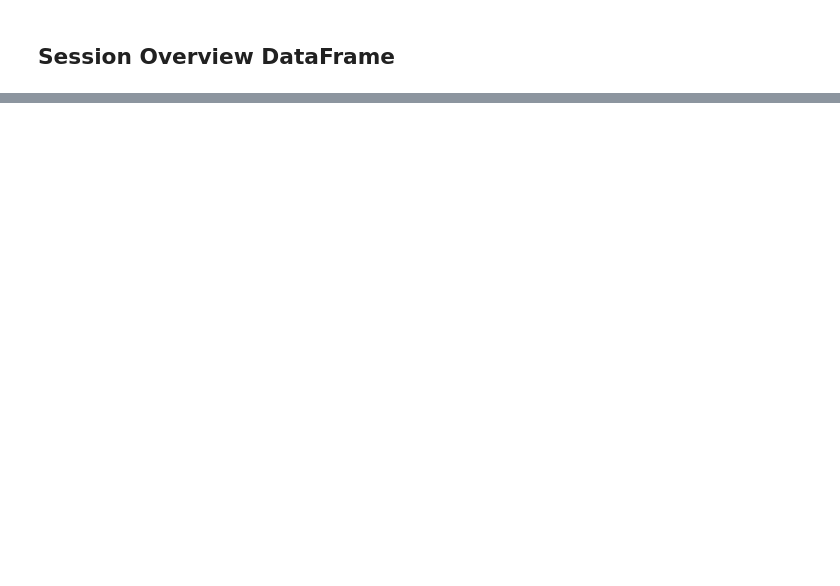
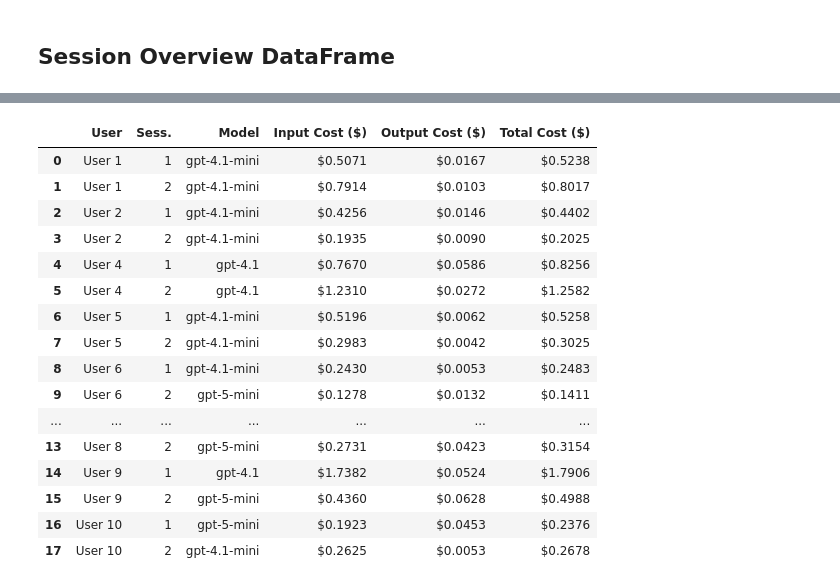
Before and after one commit to CantLooseToAMoose/meta_ally, a Jupyter notebook: util/analyze_user_records.ipynb, the cells around one changed output, grey strips where cells are left out. Saved outputs shown, nothing was run; the diff lists cells and outputs as text; code cells hidden in the pictures; blank space fills up the shorter version.

```diff
--- a/util/analyze_user_records.ipynb
+++ b/util/analyze_user_records.ipynb
@@ -198,15 +235,0 @@ df_orchestrator[["input_tokens", "output_tokens", "total_tokens"]].describe()
-# %%
-# Collect specialist token records
-specialist_records = []
-for session in results["multi_agent"]:
-    for record in session.get("specialist_tokens", []):
-        record_copy = record.copy()
-        record_copy["session_name"] = session["name"]
-        specialist_records.append(record_copy)
-
-df_specialist = create_token_dataframe(specialist_records)
-if "session_name" in df_specialist.columns:
-    df_specialist = df_specialist[["session_name", "input_tokens", "output_tokens", "total_tokens", "model_name", "timestamp"]]
-
-print(f"Specialist token records: {len(df_specialist)}")
-df_specialist.head(20)
@@ -343,0 +236,75 @@ df_comparison
+# %%
+# Define pricing information (USD per million tokens)
+pricing = {
+    "gpt-5-mini": {
+        "fresh_input": 0.28,
+        "cached_input": 0.03,
+        "output": 2.20
+    },
+    "gpt-4.1-mini": {
+        "fresh_input": 0.44,
+        "cached_input": 0.11,
+        "output": 1.76
+    },
+    "gpt-4.1": {
+        "fresh_input": 2.20,
+        "cached_input": 0.55,
+        "output": 8.80
+    }
+}
+
+# Create cost analysis dataframe
+cost_data = []
+
+for _, row in df_sessions.iterrows():
+    user = row["User"]
+    session = row["Sess."]
+    model = row["Model"]
+    input_tokens = row["In. Tok."]
+    output_tokens = row["Out. Tok."]
+
+    # Get pricing for this model (default to gpt-4.1-mini if unknown)
+    model_pricing = pricing.get(model, pricing["gpt-4.1-mini"])
+
+    # Calculate costs (assuming all input tokens are fresh for simplicity)
+    # Divide by 1,000,000 to convert per-million-token pricing
+    input_cost = (input_tokens / 1_000_000) * model_pricing["fresh_input"]
+    output_cost = (output_tokens / 1_000_000) * model_pricing["output"]
+    total_cost = input_cost + output_cost
+
+    cost_data.append({
+        "User": user,
+        "Sess.": session,
+        "Model": model,
+        "Input Cost ($)": input_cost,
+        "Output Cost ($)": output_cost,
+        "Total Cost ($)": total_cost
+    })
+
+df_cost = pd.DataFrame(cost_data)
+
+# Format costs to 4 decimal places for display
+df_cost_display = df_cost.copy()
+df_cost_display["Input Cost ($)"] = df_cost_display["Input Cost ($)"].apply(lambda x: f"${x:.4f}")
+df_cost_display["Output Cost ($)"] = df_cost_display["Output Cost ($)"].apply(lambda x: f"${x:.4f}")
+df_cost_display["Total Cost ($)"] = df_cost_display["Total Cost ($)"].apply(lambda x: f"${x:.4f}")
+
+df_cost_display
+# %% [output]
+|  | User | Sess. | Model | Input Cost ($) | Output Cost ($) | Total Cost ($) |
+| 0 | User 1 | 1 | gpt-4.1-mini | $0.5071 | $0.0167 | $0.5238 |
+| 1 | User 1 | 2 | gpt-4.1-mini | $0.7914 | $0.0103 | $0.8017 |
+| 2 | User 2 | 1 | gpt-4.1-mini | $0.4256 | $0.0146 | $0.4402 |
+| 3 | User 2 | 2 | gpt-4.1-mini | $0.1935 | $0.0090 | $0.2025 |
+| 4 | User 4 | 1 | gpt-4.1 | $0.7670 | $0.0586 | $0.8256 |
+| 5 | User 4 | 2 | gpt-4.1 | $1.2310 | $0.0272 | $1.2582 |
+| 6 | User 5 | 1 | gpt-4.1-mini | $0.5196 | $0.0062 | $0.5258 |
+| 7 | User 5 | 2 | gpt-4.1-mini | $0.2983 | $0.0042 | $0.3025 |
+| 8 | User 6 | 1 | gpt-4.1-mini | $0.2430 | $0.0053 | $0.2483 |
+| 9 | User 6 | 2 | gpt-5-mini | $0.1278 | $0.0132 | $0.1411 |
+| ... | ... | ... | ... | ... | ... | ... |
+| 13 | User 8 | 2 | gpt-5-mini | $0.2731 | $0.0423 | $0.3154 |
+| 14 | User 9 | 1 | gpt-4.1 | $1.7382 | $0.0524 | $1.7906 |
+| 15 | User 9 | 2 | gpt-5-mini | $0.4360 | $0.0628 | $0.4988 |
+| 16 | User 10 | 1 | gpt-5-mini | $0.1923 | $0.0453 | $0.2376 |
+| 17 | User 10 | 2 | gpt-4.1-mini | $0.2625 | $0.0053 | $0.2678 |
```
Also changed, not shown: parts of 25 cells of this notebook, 3 other files.
